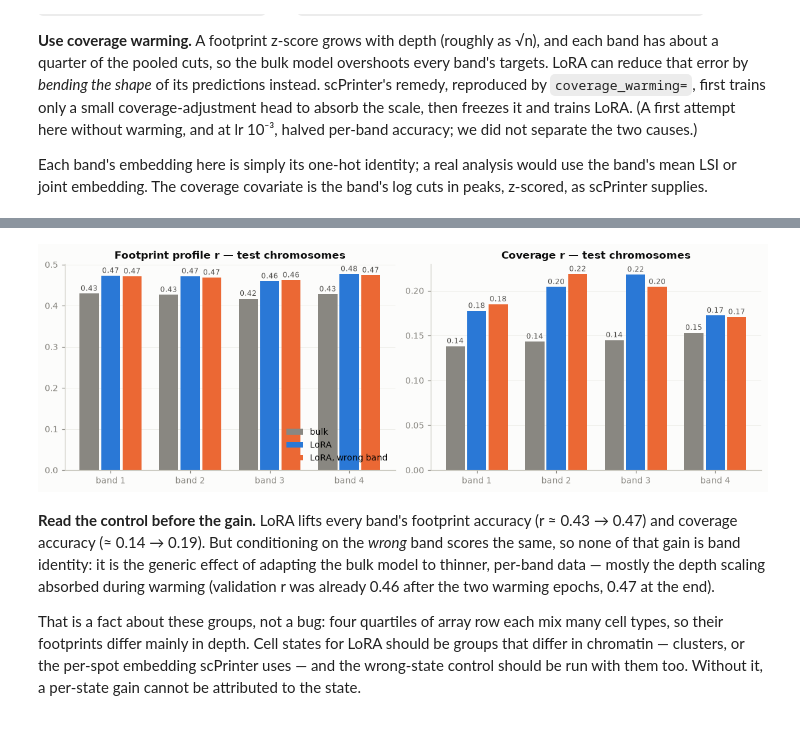
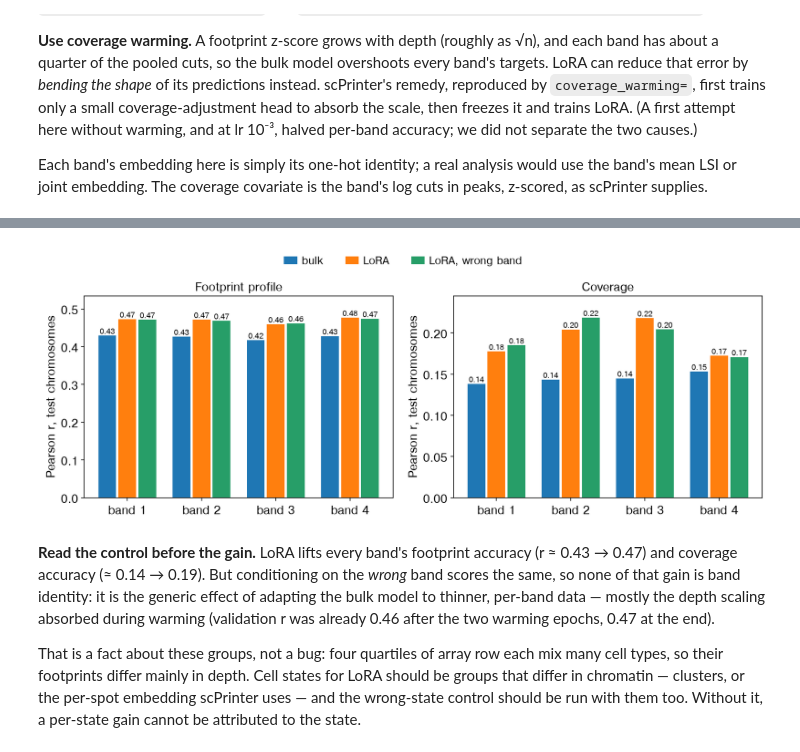
Before and after one commit to aristoteleo/epione, a Jupyter notebook: epione_guide/tutorials/single/t_seq2print.ipynb, the cells around one changed output, grey strips where cells are left out. Cells and saved outputs as stored; diff of their text form; code cells hidden in the pictures.

```diff
--- a/epione_guide/tutorials/single/t_seq2print.ipynb
+++ b/epione_guide/tutorials/single/t_seq2print.ipynb
@@ -309,12 +319,17 @@ with torch.no_grad():
     for Xb, yb in loader:
         pc.append(model(Xb.to(DEVICE))[1].float().cpu()); oc.append(torch.log1p(yb[:, 0].sum(-1)))
 pc, oc = torch.cat(pc).numpy(), torch.cat(oc).numpy()
-fig, ax = plt.subplots(figsize=(4.8, 4.5))
-ax.scatter(oc, pc, s=3, color=C[0], alpha=0.3, lw=0)
+fig, ax = plt.subplots(figsize=(5.2, 5))
+ax.scatter(oc, pc, s=5, color=C[0], alpha=0.35, lw=0)
 lo, hi = np.percentile(np.r_[oc, pc], [0.5, 99.5])
-ax.plot([lo, hi], [lo, hi], color=INK2, lw=0.8, ls=':')
-ax.set_xlim(lo, hi); ax.set_ylim(lo, hi)
-ax.set_xlabel('observed log1p(cuts in 1 kb)'); ax.set_ylabel('predicted')
-ax.set_title(f'Coverage, {len(oc):,} test windows — r = {np.corrcoef(oc, pc)[0, 1]:.2f}')
-ax.grid(alpha=0.6); plt.tight_layout(); plt.show()
+ax.plot([lo, hi], [lo, hi], color='k', lw=0.8, ls=':')
+q = lo + 0.9 * (hi - lo)
+ax.annotate('y = x', xy=(q, q), xytext=(-6, 2), textcoords='offset points',
+            ha='right', va='bottom', fontsize=11)
+ax.set_xlim(lo, hi); ax.set_ylim(lo, hi); ax.set_aspect('equal')
+ax.set_xlabel('observed log1p(cuts in 1 kb)'); ax.set_ylabel('predicted log1p(cuts in 1 kb)')
+ax.set_title(f'Coverage head, {len(oc):,} test windows')
+ax.text(0.04, 0.96, f'r = {np.corrcoef(oc, pc)[0, 1]:.2f}', transform=ax.transAxes,
+        ha='left', va='top')
+plt.tight_layout(); plt.show()
 # %% [output]
@@ -427,24 +440,26 @@ Wall time: 1min 29s
 | band 3 | 0.460 | 0.462 | 0.417 | 0.218 | 0.204 | 0.145 |
 | band 4 | 0.477 | 0.474 | 0.428 | 0.172 | 0.171 | 0.153 |
 # %%
-fig, axes = plt.subplots(1, 2, figsize=(11, 3.8), sharey=False)
+fig, axes = plt.subplots(1, 2, figsize=(12, 4.6))
 w = 0.27
 xb = np.arange(4)
-for ax, col, t in ((axes[0], 'profile_pearson', 'Footprint profile r'),
-                   (axes[1], 'coverage_pearson', 'Coverage r')):
-    for k, (label, colr) in enumerate((('bulk', MUTED), ('LoRA', C[0]),
-                                        ('LoRA, wrong band', C[1]))):
+series = (('bulk', C[0]), ('LoRA', C[1]), ('LoRA, wrong band', C[2]))
+for ax, col, t in ((axes[0], 'profile_pearson', 'Footprint profile'),
+                   (axes[1], 'coverage_pearson', 'Coverage')):
+    for k, (label, colr) in enumerate(series):
         v = per_band_metrics.query('model == @label')[col].to_numpy()
-        bars = ax.bar(xb + (k - 1) * w, v, width=w - 0.03, color=colr, label=label)
+        ax.bar(xb + (k - 1) * w, v, width=w - 0.03, color=colr, label=label)
         for xx, vv in zip(xb + (k - 1) * w, v):
-            ax.annotate(f'{vv:.2f}', xy=(xx, vv), xytext=(0, 3), textcoords='offset points',
-                        ha='center', fontsize=8, color=INK2)
+            ax.annotate(f'{vv:.2f}', xy=(xx, vv), xytext=(0, 2), textcoords='offset points',
+                        ha='center', fontsize=9)
     ax.set_xticks(xb); ax.set_xticklabels(bands)
-    ax.set_title(t + ' — test chromosomes'); ax.grid(axis='y', alpha=0.6); ax.set_axisbelow(True)
-axes[0].legend(loc='lower right')
-plt.tight_layout(); plt.show()
+    ax.set_ylabel('Pearson r, test chromosomes'); ax.set_title(t); ax.margins(y=0.12)
+plt.tight_layout(rect=(0, 0, 1, 0.92))
+fig.legend(*axes[0].get_legend_handles_labels(), loc='upper center', ncol=3,
+           bbox_to_anchor=(0.5, 1.0), frameon=False, handlelength=1.2)
+plt.show()
 # %% [output]
-[figure, old version]
+[figure, new version]
 # %% [markdown]
 **Read the control before the gain.** LoRA lifts every band's footprint
 accuracy (r ≈ 0.43 → 0.47) and coverage accuracy (≈ 0.14 → 0.19). But
```
Also changed, not shown: parts of 11 cells of this notebook, 1 other file.
